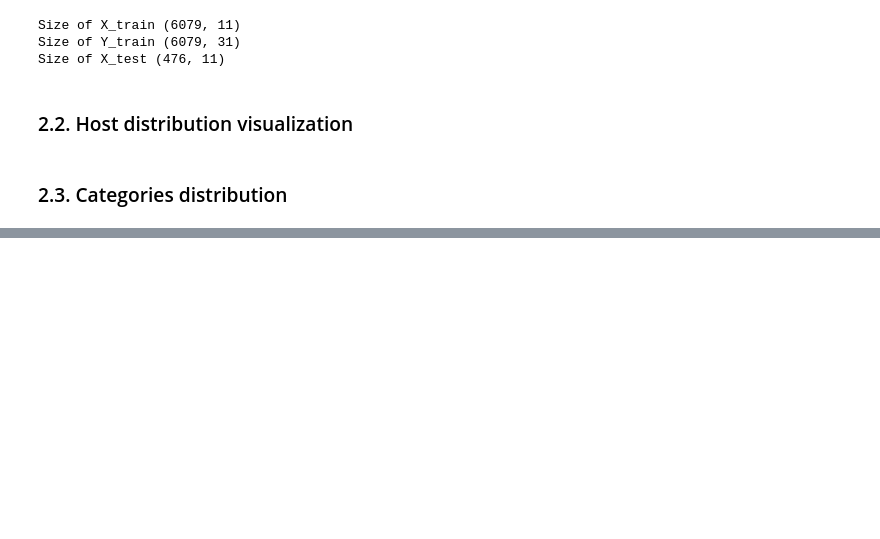
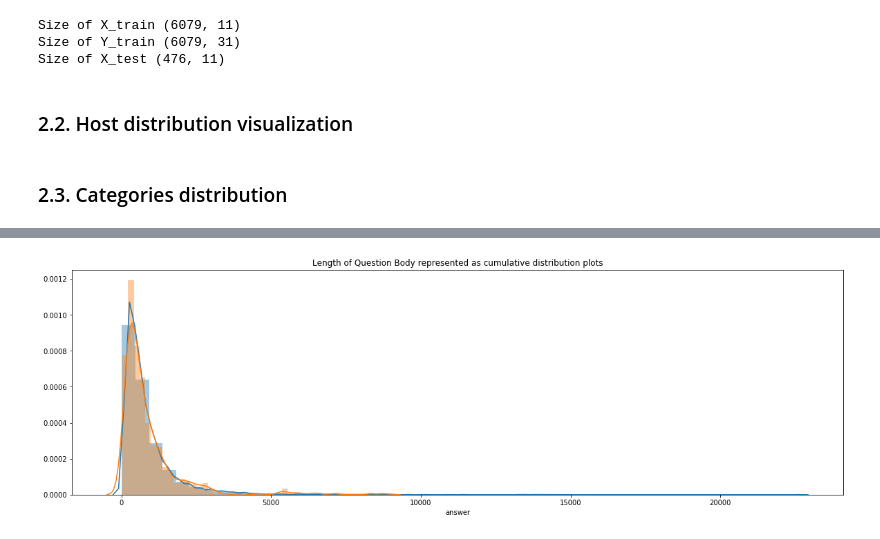
Before and after one commit to szachovy/Google-QUEST-Q-A-Labeling, a Jupyter notebook: agent.ipynb, the cells around one changed output, grey strips where cells are left out. Saved outputs shown, nothing was run; the diff lists cells and outputs as text; code cells hidden in the pictures; blank space fills up the shorter version.

```diff
--- a/agent.ipynb
+++ b/agent.ipynb
@@ -163,0 +185,4 @@ analysis.categories_distribution(X_test['category'], 'X_test categories distribu
+# %%
+analysis.distribution_imposition(X_train['answer'], X_test['answer'], 'Length of Question Body represented as cumulative distribution plots')
+# %% [output]
+[figure, added]
```
Also changed, not shown: parts of 8 cells of this notebook, 2 other files.
